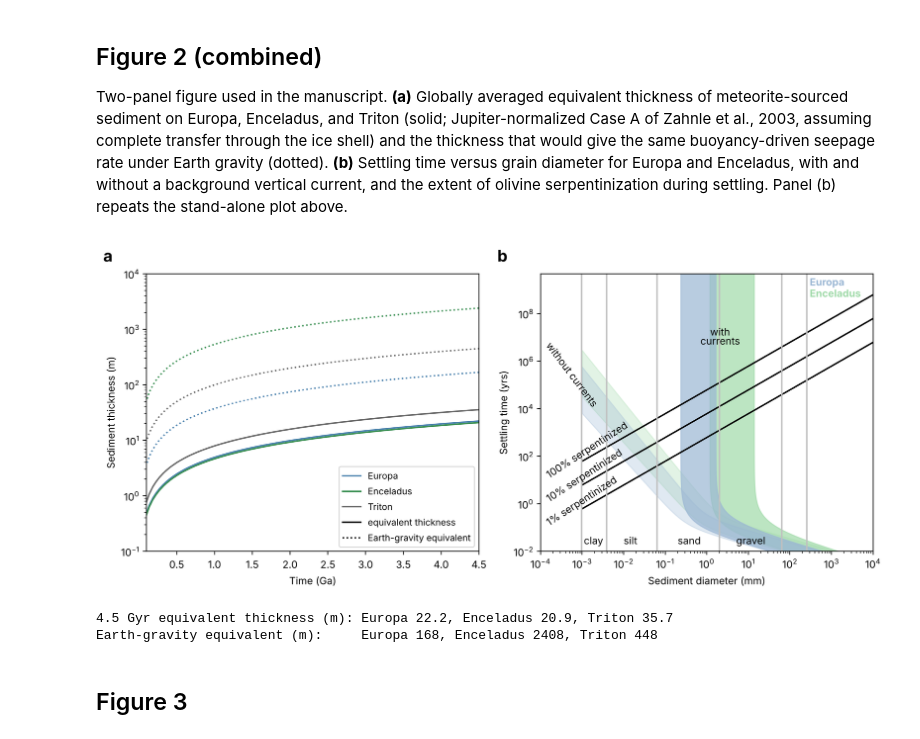
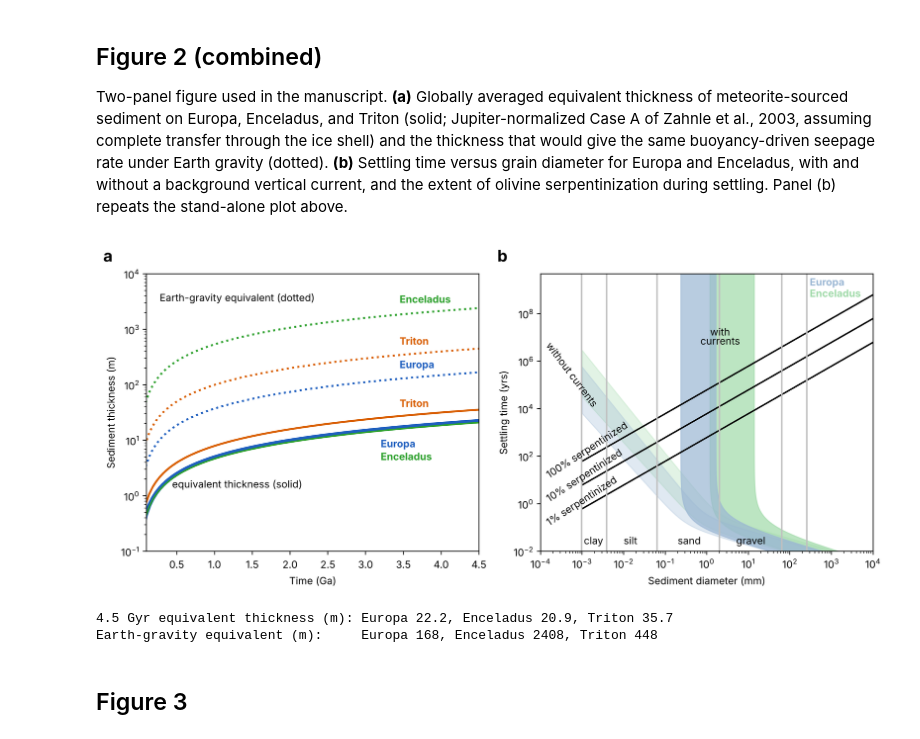
Before and after one commit to tectonic-hydrology/OW_seds, a Jupyter notebook: Figures_for_Randolph_Flagg_et_al_GRL_2025.ipynb, the cells around one changed output. Cells and saved outputs as stored; diff of their text form; code cells hidden in the pictures.

Commit message:
Figure 2a: label curves on the plot and use higher-contrast colors
Line styles and bodies are labeled directly instead of in a legend. Europa is
drawn wide with Enceladus thin on top because the two curves nearly coincide.

Co-Authored-By: Claude Fable 5.2 <noreply@anthropic.com>
Claude-Session: https://claude.ai/code/session_013DBfh7D7wThAVNByrUnYko

```diff
--- a/Figures_for_Randolph_Flagg_et_al_GRL_2025.ipynb
+++ b/Figures_for_Randolph_Flagg_et_al_GRL_2025.ipynb
@@ -1057,27 +1057,30 @@ plt.savefig('stokes_current.png', dpi=600)
 
 Two-panel figure used in the manuscript. **(a)** Globally averaged equivalent thickness of meteorite-sourced sediment on Europa, Enceladus, and Triton (solid; Jupiter-normalized Case A of Zahnle et al., 2003, assuming complete transfer through the ice shell) and the thickness that would give the same buoyancy-driven seepage rate under Earth gravity (dotted). **(b)** Settling time versus grain diameter for Europa and Enceladus, with and without a background vertical current, and the extent of olivine serpentinization during settling. Panel (b) repeats the stand-alone plot above.
 # %%
-from matplotlib.lines import Line2D
-
-c_eur = '#4b82ae'; c_enc = '#388e51'; c_tri = 'dimgray'       # line colors, panel a
+c_eur = '#1f5fbf'; c_enc = '#2ca02c'; c_tri = '#d95f02'       # line colors, panel a
 f_eur = '#9BB7D4'; f_enc = '#A0DAA9'                          # fill colors, panel b (as in the stand-alone plot)
 
 fig, (axa, axb) = plt.subplots(1, 2, figsize=(11, 5))
 
 # ---- (a) equivalent sediment thickness and Earth-gravity equivalent
-for s, g, c in [(s_Europa_A, g_Europa, c_eur), (s_Enceladus_A, g_Enceladus, c_enc), (s_Triton_A, g_Triton, c_tri)]:
-    axa.plot(time, s, color=c)
-    axa.plot(time, s*(9.81/g), color=c, linestyle='dotted')
+# Europa and Enceladus nearly coincide, so Europa is drawn wide with Enceladus thin on top
+for s, g, c, lw in [(s_Triton_A, g_Triton, c_tri, 2), (s_Europa_A, g_Europa, c_eur, 4), (s_Enceladus_A, g_Enceladus, c_enc, 1.6)]:
+    axa.plot(time, s, color=c, linewidth=lw, solid_capstyle='butt')
+    axa.plot(time, s*(9.81/g), color=c, linestyle='dotted', linewidth=2)
 
 axa.set_yscale('log')
 axa.set_xlim(0.1, 4.5); axa.set_ylim(1e-1, 1e4)
 axa.set_xlabel('Time (Ga)'); axa.set_ylabel('Sediment thickness (m)')
-axa.legend(handles=[Line2D([], [], color=c_eur, label='Europa'),
-                    Line2D([], [], color=c_enc, label='Enceladus'),
-                    Line2D([], [], color=c_tri, label='Triton'),
-                    Line2D([], [], color='k', label='equivalent thickness'),
-                    Line2D([], [], color='k', linestyle='dotted', label='Earth-gravity equivalent')],
-           loc='lower right', fontsize=9)
+
+# curves are labeled on the plot instead of in a legend
+kw = dict(fontsize=10, weight='bold')
+axa.text(3.45, 3.0e3, 'Enceladus', color=c_enc, **kw)
+axa.text(3.45, 5.3e2, 'Triton', color=c_tri, **kw)
+axa.text(3.45, 2.0e2, 'Europa', color=c_eur, **kw)
+axa.text(1.3, 3.2e3, 'Earth-gravity equivalent (dotted)', fontsize=10, ha='center')
+axa.text(3.45, 4.0e1, 'Triton', color=c_tri, **kw)
+axa.text(3.2, 7.5, 'Europa', color=c_eur, **kw); axa.text(3.2, 4.4, 'Enceladus', color=c_enc, **kw)
+axa.text(1.3, 1.4, 'equivalent thickness (solid)', fontsize=10, ha='center')
 
 # ---- (b) settling time with and without currents, and serpentinization during settling
 axb.plot(d*1e3, ol_time_0, 'k');    axb.text(1.2e-4, 12, '100% serpentinized', rotation=33)
@@ -1088,34 +1091,34 @@ axb.fill_between(d*1e3, t_enc_b_c, t_enc_p_c, color=f_enc, alpha=.7)
 axb.fill_between(d*1e3, t_enc_b, t_enc_p, color=f_enc, alpha=.3)
 axb.fill_between(d*1e3, t_eur_b_c, t_eur_p_c, color=f_eur, alpha=.7)
 axb.fill_between(d*1e3, t_eur_b, t_eur_p, color=f_eur, alpha=.3)
 
 axb.text(1.2e-4, 1.2e4, 'without currents', rotation=-53)
 axb.text(1.2, 1.2e7, 'with'); axb.text(.7, .5e7, 'currents')
 
 # grain-size classes
 for x in (256, 64, 2, .063, 0.0039, 0.00098):
     axb.vlines(x, 1e-7, 5e9, color='silver')
 axb.text(5.1, 2e-2, 'gravel'); axb.text(.2, 2e-2, 'sand'); axb.text(.01, 2e-2, 'silt'); axb.text(.0011, 2e-2, 'clay')
 
 axb.set_xscale('log'); axb.set_yscale('log')
 axb.set_xlim(1e-4, 1e4); axb.set_ylim(1e-2, 4.7e9)
 axb.set_xlabel('Sediment diameter (mm)'); axb.set_ylabel('Settling time (yrs)')
 axb.text(3e2, 1.5e9, 'Europa', c=f_eur, weight='bold'); axb.text(3e2, .5e9, 'Enceladus', c=f_enc, weight='bold')
 
 # panel labels
 for ax, lab in ((axa, 'a'), (axb, 'b')):
     ax.text(-0.13, 1.03, lab, transform=ax.transAxes, fontsize=16, weight='bold', va='bottom')
 
 plt.tight_layout()
 plt.savefig('Figure2_combined.png', dpi=600)
 plt.savefig('Figure2_combined.pdf')
 plt.show()
 
 # values quoted in the text (equivalent thickness after 4.5 Gyr, m)
 print('4.5 Gyr equivalent thickness (m): Europa %.1f, Enceladus %.1f, Triton %.1f' % (s_Europa_A[-1], s_Enceladus_A[-1], s_Triton_A[-1]))
 print('Earth-gravity equivalent (m):     Europa %.0f, Enceladus %.0f, Triton %.0f' % (s_Europa_A[-1]*9.81/g_Europa, s_Enceladus_A[-1]*9.81/g_Enceladus, s_Triton_A[-1]*9.81/g_Triton))
 # %% [output]
-[figure, old version]
+[figure, new version]
 4.5 Gyr equivalent thickness (m): Europa 22.2, Enceladus 20.9, Triton 35.7
 Earth-gravity equivalent (m):     Europa 168, Enceladus 2408, Triton 448
 # %% [markdown]
```
